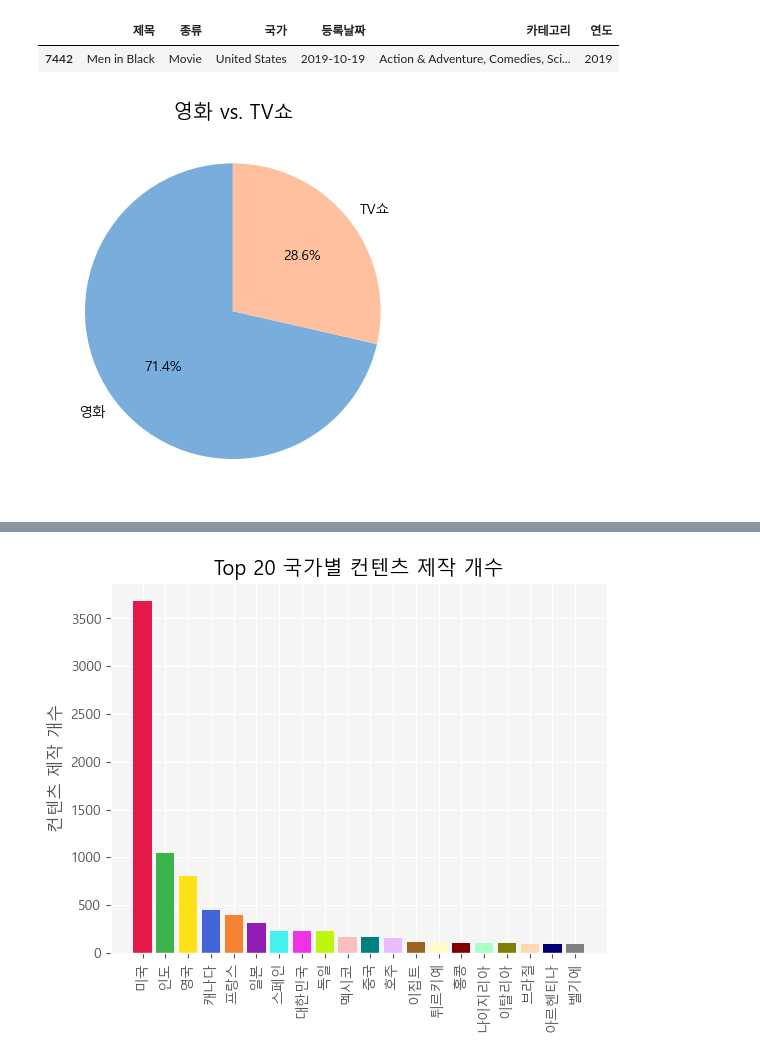
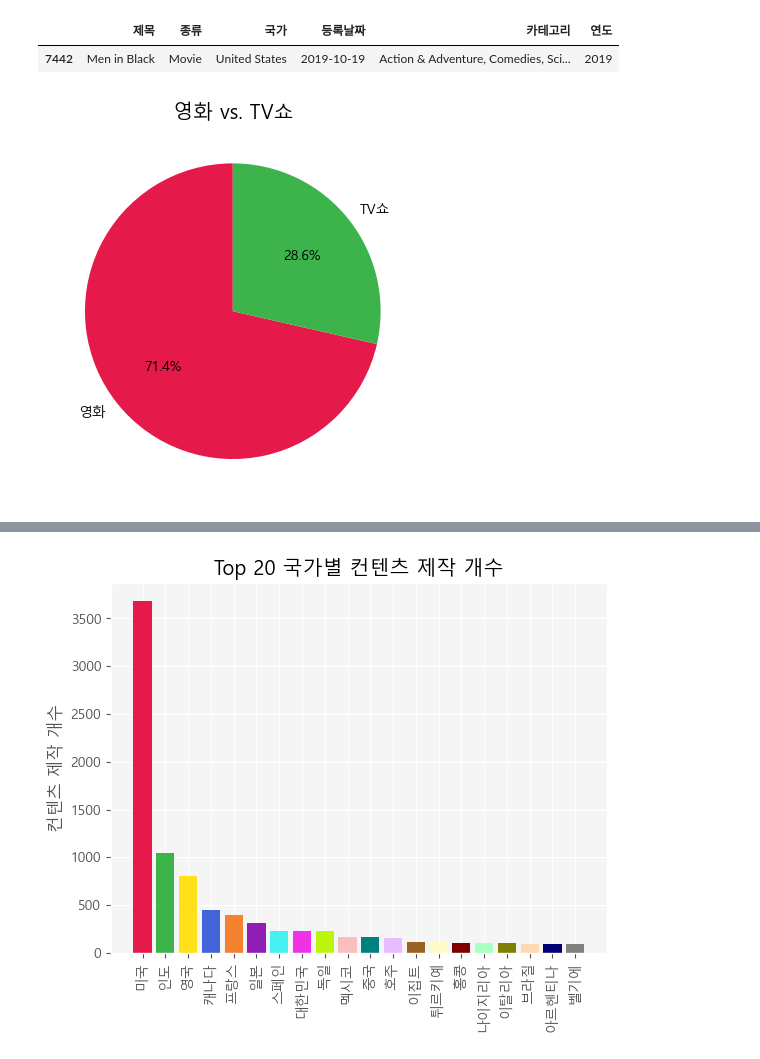
Before and after one commit to jpjun8/C3cube, a Jupyter notebook: DA_Nocode/example.ipynb, the cells around one changed output, grey strips where cells are left out. Cells and saved outputs as stored; diff of their text form; code cells hidden in the pictures.

```diff
--- a/DA_Nocode/example.ipynb
+++ b/DA_Nocode/example.ipynb
@@ -12,6 +12,8 @@ plt.rc('font', family='Malgun Gothic')
 plt.style.use('ggplot')
 plt.rcParams['axes.facecolor'] = '#f5f5f5'
 warnings.filterwarnings('ignore')
+
+colors2 = ['#e6194b', '#3cb44b', '#ffe119', '#4363d8', '#f58231', '#911eb4', '#46f0f0', '#f032e6', '#bcf60c', '#fabebe', '#008080', '#e6beff', '#9a6324', '#fffac8', '#800000', '#aaffc3', '#808000', '#ffd8b1', '#000075', '#808080', '#ffffff', '#000000']
 # %%
 netflix = pd.read_csv("./netflix/netflix_titles.csv").drop(['show_id', 'cast', 'rating', 'duration', 'description', 'director', 'release_year'], axis=1)
 netflix.columns = ['종류', '제목', '국가', '등록날짜', '카테고리']
@@ -86,9 +88,9 @@ df[df["제목"] == "Men in Black"]
 # %%
 eda1_c = [5, 2]
 label_1 = ['영화', 'TV쇼']
 eda1_colors = ["#79addc", "#ffc09f", "#ffee93", "#fcf5c7", "#adf7b6", '#AECCA5']
 plt.title("영화 vs. TV쇼")
-plt.pie(eda1_c, labels=label_1, startangle=90, autopct='%.1f%%', colors=eda1_colors)
+plt.pie(eda1_c, labels=label_1, startangle=90, autopct='%.1f%%', colors=colors2)
 plt.show()
 # %% [output]
-[figure, old version]
+[figure, new version]
```
Also changed, not shown: parts of 2 cells of this notebook, 1 other file.
